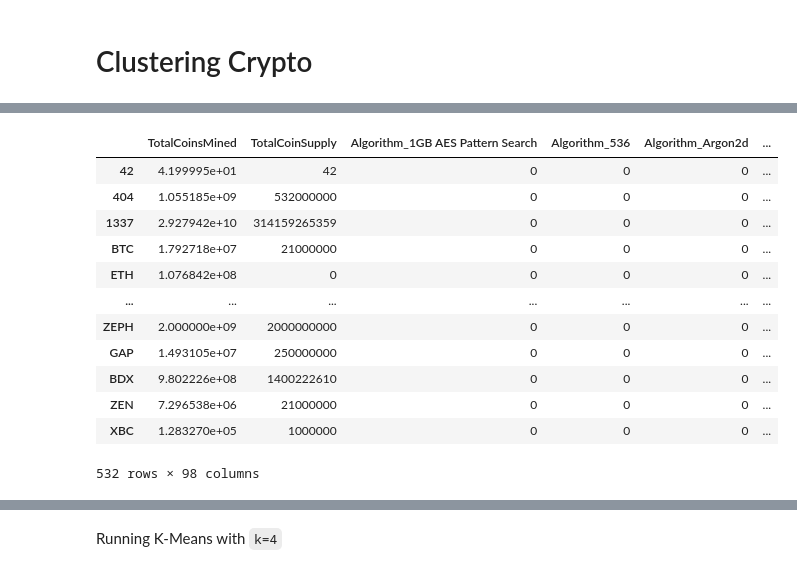
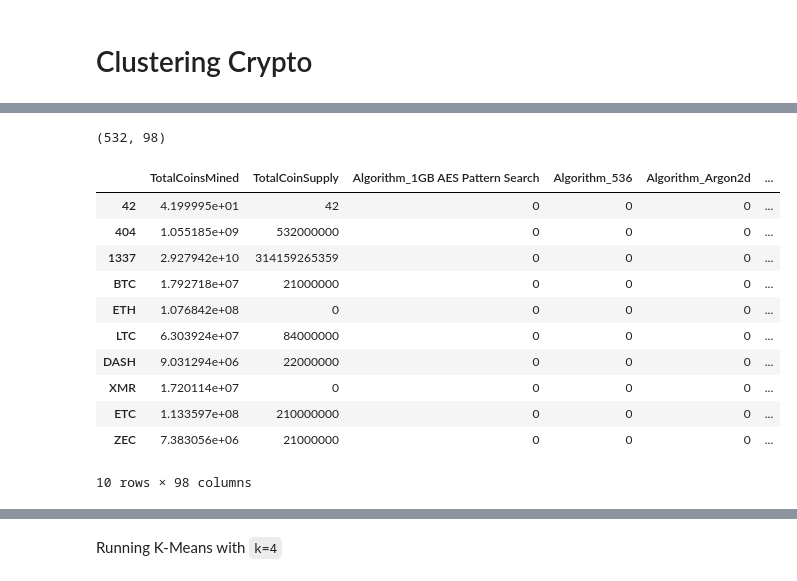
Before and after one commit to LJD0/Cryptocurrency_Clustering, a Jupyter notebook: crypto_clustering.ipynb, the cells around one changed output, grey strips where cells are left out. Drawn from its saved outputs; the diff is of its cells as text; code cells hidden in the pictures.

```diff
--- a/crypto_clustering.ipynb
+++ b/crypto_clustering.ipynb
@@ -35,7 +33,0 @@ crypto_df = crypto_df[crypto_df['IsTrading']==True]
-# %%
-# Remove the "IsTrading" column.
-crypto_df = crypto_df.drop(columns=['IsTrading'])
-# %%
-# Remove rows that have at least 1 null value.
-
-crypto_df = crypto_df.dropna()
@@ -45,0 +34,16 @@ crypto_df= crypto_df[crypto_df['TotalCoinsMined']>0]
+# %%
+# Format the dataframe
+
+# Keep all the cryptocurrencies that are being traded.
+crypto_df = crypto_df[crypto_df['IsTrading'] == True]
+
+# Remove the "IsTrading" column.
+crypto_df.drop(columns=['IsTrading'], inplace=True)
+
+# Remove rows that have at least 1 null value.
+crypto_df.dropna(inplace=True)
+
+# Keep the rows where coins are mined.
+crypto_df = crypto_df[crypto_df['TotalCoinsMined'] > 0]
+
+crypto_df.head(10)
@@ -65,4 +78,3 @@ crypto_name_df
 # %%
 # Drop the 'CoinName' column since it's not going to be used on the clustering algorithm.
-crypto_df = crypto_df.drop(columns=['CoinName'])
-crypto_df
+crypto_df.drop(columns=['CoinName'], inplace=True)
@@ -83,20 +81,20 @@ crypto_df
 # %%
 # Use get_dummies() to create variables for text features.
-X = pd.get_dummies(crypto_df[['Algorithm', 'ProofType']])
-X = crypto_df[['TotalCoinsMined','TotalCoinSupply']].join(X)
-X
+X = pd.get_dummies(crypto_df, columns=['Algorithm', 'ProofType'])
+display(X.shape)
+X.head(10)
 # %% [output]
+(532, 98)
 |  | TotalCoinsMined | TotalCoinSupply | Algorithm_1GB AES Pattern Search | Algorithm_536 | Algorithm_Argon2d | ... |
 | 42 | 4.199995e+01 | 42 | 0 | 0 | 0 | ... |
 | 404 | 1.055185e+09 | 532000000 | 0 | 0 | 0 | ... |
 | 1337 | 2.927942e+10 | 314159265359 | 0 | 0 | 0 | ... |
 | BTC | 1.792718e+07 | 21000000 | 0 | 0 | 0 | ... |
 | ETH | 1.076842e+08 | 0 | 0 | 0 | 0 | ... |
-| ... | ... | ... | ... | ... | ... | ... |
-| ZEPH | 2.000000e+09 | 2000000000 | 0 | 0 | 0 | ... |
-| GAP | 1.493105e+07 | 250000000 | 0 | 0 | 0 | ... |
-| BDX | 9.802226e+08 | 1400222610 | 0 | 0 | 0 | ... |
-| ZEN | 7.296538e+06 | 21000000 | 0 | 0 | 0 | ... |
-| XBC | 1.283270e+05 | 1000000 | 0 | 0 | 0 | ... |
+| LTC | 6.303924e+07 | 84000000 | 0 | 0 | 0 | ... |
+| DASH | 9.031294e+06 | 22000000 | 0 | 0 | 0 | ... |
+| XMR | 1.720114e+07 | 0 | 0 | 0 | 0 | ... |
+| ETC | 1.133597e+08 | 210000000 | 0 | 0 | 0 | ... |
+| ZEC | 7.383056e+06 | 21000000 | 0 | 0 | 0 | ... |
-532 rows × 98 columns
+10 rows × 98 columns
 # %%
```
Also changed, not shown: parts of 26 cells of this notebook, 15 other files.
